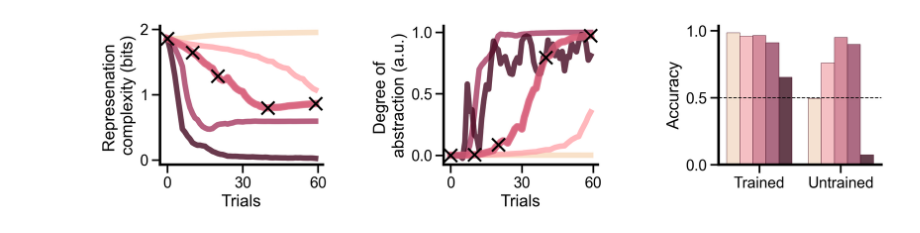
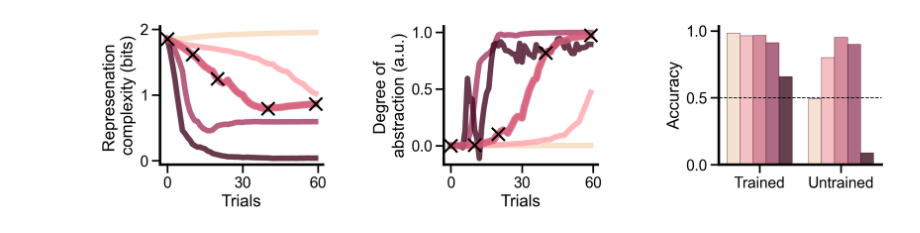
Before and after one commit to fangzefunny/ecpg, a Jupyter notebook: visualization/Fig2.ipynb, the cells around one changed output. Saved outputs shown, nothing was run; the diff lists cells and outputs as text; code cells hidden in the pictures.

Commit message:
update figures

```diff
--- a/visualization/Fig2.ipynb
+++ b/visualization/Fig2.ipynb
@@ -40,7 +40,6 @@ def analyze_ecPG(trials, lmbdas=[0, .05, .1, .2, .5]):
         sel_data = sim_data.query('stage=="train"').groupby(by=['trial']
                         ).mean(numeric_only=True).reset_index()
         sel_data['i_SZ'] = sel_data['i_SZ'].apply(lambda x: x/np.log(2))
-        sel_data['i_ZA'] = sel_data['i_ZA'].apply(lambda x: x/np.log(2))
         sel_data['lmbda'] = str(lmbda)
 
         # clustering
@@ -133,10 +132,10 @@ def analyze_ecPG(trials, lmbdas=[0, .05, .1, .2, .5]):
     ax.set_box_aspect(.9)
 # %%
 trials = [0, 10, 20, 40, 59]
-analyze_ecPG(trials=trials, lmbdas=[0, .05, .1, .2, .5])
+analyze_ecPG(trials=trials, lmbdas=[0, .07, .1, .2, .5])
 plt.savefig(f'../figures/{exp}/Fig3ABC_simulations.pdf', dpi=dpi)
 # %% [output]
-[figure, old version]
+[figure, new version]
 # %%
 lmbda = .1
 fname = f'../simulations/exp1/ecPG_sim/simsubj-cont_voi-'
```
Also changed, not shown: parts of 3 cells of this notebook, 5 other files.
